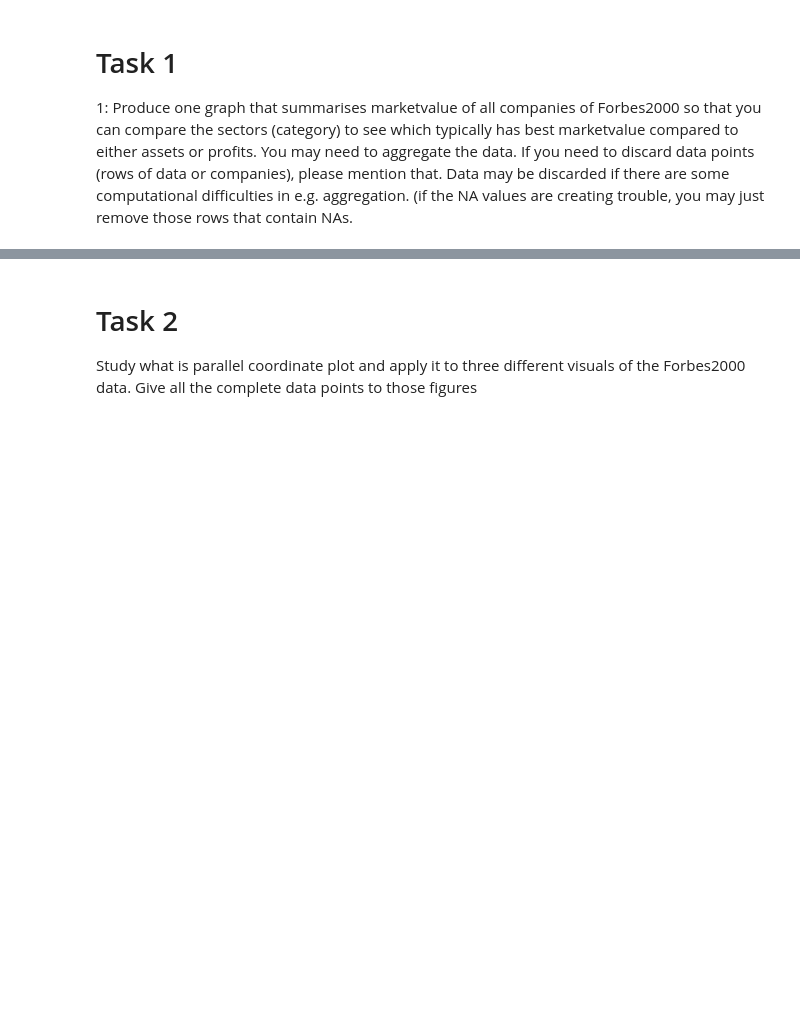
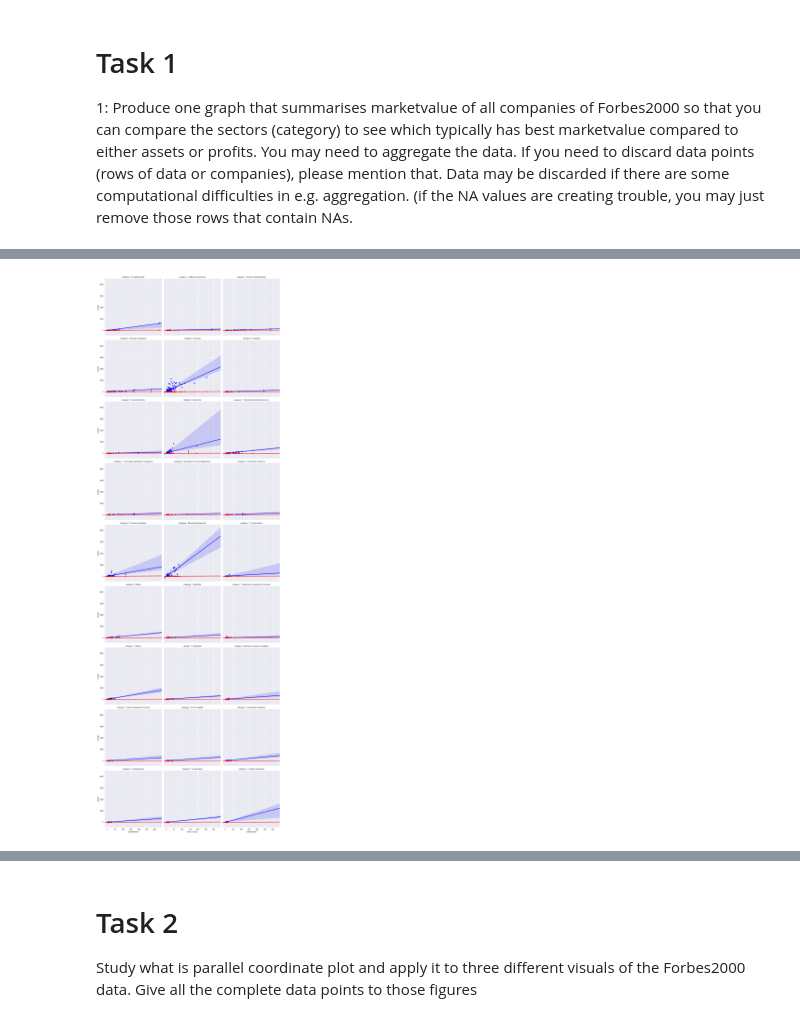
Before and after one commit to mkainula/ml-engineer, a Jupyter notebook: 02_Visualization/Assignment.ipynb, the cells around one changed output, grey strips where cells are left out. Drawn from its saved outputs; the diff is of its cells as text; code cells hidden in the pictures; blank space fills up the shorter version.

```diff
--- a/02_Visualization/Assignment.ipynb
+++ b/02_Visualization/Assignment.ipynb
@@ -41,0 +45,6 @@ sns.barplot(y='marketvalue_assets', x='category', data=df)
+# %%
+grid = sns.FacetGrid(df,col='category', col_wrap=3, size=5)
+grid = grid.map(sns.regplot, "marketvalue", "assets", color="b")
+grid = grid.map(sns.regplot, "marketvalue", "profits",color="r")
+# %% [output]
+[figure, added]
```
Also changed, not shown: parts of 9 cells of this notebook.
